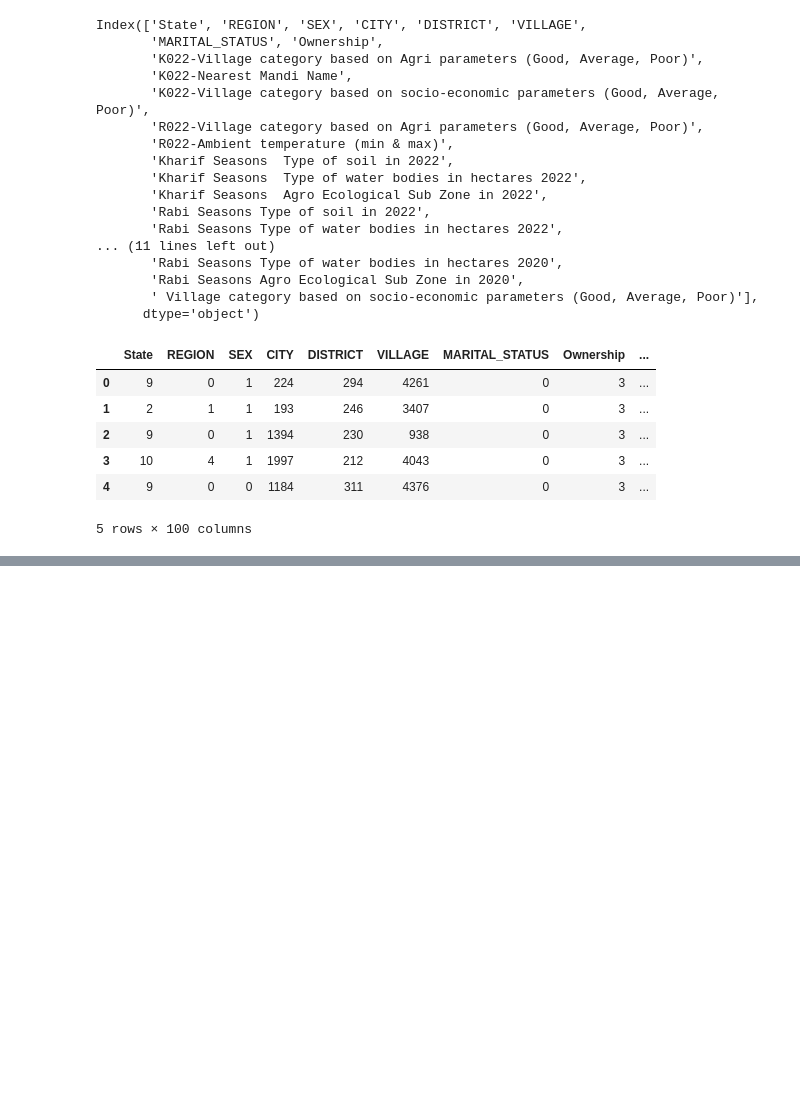
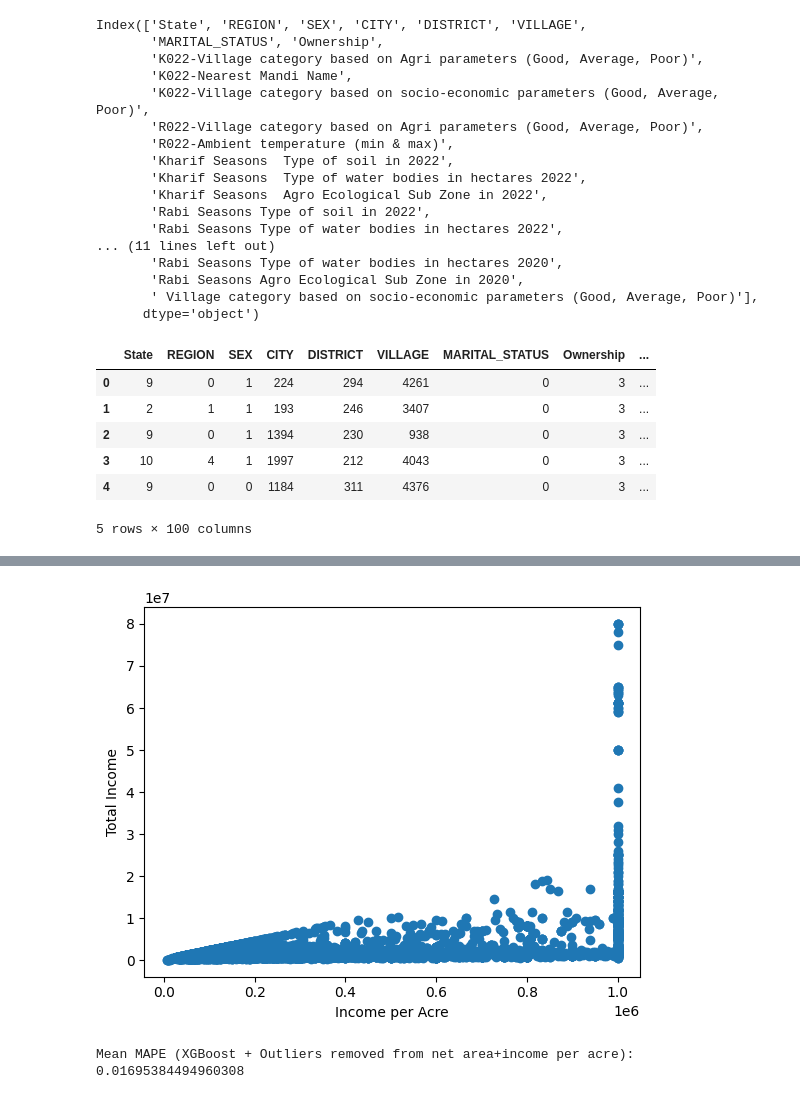
Before and after one commit to MauryaSamanta/farmer_income_prediction, a Jupyter notebook: eda.ipynb, the cells around one changed output, grey strips where cells are left out. Cells and saved outputs as stored; diff of their text form; code cells hidden in the pictures; blank space fills up the shorter version.

```diff
--- a/eda.ipynb
+++ b/eda.ipynb
@@ -136,0 +316,11 @@ Mean MAPE (after log transform): 0.2842127817361838
+# %%
+# Compute IQR bounds
+Q1 = df['K022-Net Agri area (% of total geog area)-'].quantile(0.25)
+Q3 = df['K022-Net Agri area (% of total geog area)-'].quantile(0.75)
+IQR = Q3 - Q1
+
+lower_bound = Q1 - 1.5 * IQR
+upper_bound = Q3 + 1.5 * IQR
+
+# Impute outliers
+df['K022-Net Agri area (% of total geog area)-'] = df['K022-Net Agri area (% of total geog area)-'].clip(lower=lower_bound, upper=upper_bound)
@@ -136,0 +391,47 @@ Mean MAPE (after log transform): 0.2842127817361838
+# %%
+import matplotlib.pyplot as plt
+
+df['income_per_acre'] = df['Target_Variable/Total Income'] / df['Total_Land_For_Agriculture'].replace(0, 1e-5)
+upper_cap = df['income_per_acre'].quantile(0.99)
+df['income_per_acre'] = np.where(df['income_per_acre'] > upper_cap, upper_cap, df['income_per_acre'])
+
+plt.scatter(df['income_per_acre'], df['Target_Variable/Total Income'])
+plt.xlabel("Income per Acre")
+plt.ylabel("Total Income")
+plt.show()
+# %% [output]
+[figure, added]
+# %%
+from sklearn.model_selection import KFold
+from sklearn.metrics import mean_absolute_percentage_error
+import numpy as np
+import xgboost as xgb
+
+kf = KFold(n_splits=5, shuffle=True, random_state=42)
+mape_scores = []
+X_top['income_per_acre'] = df['Target_Variable/Total Income'] / df['Total_Land_For_Agriculture'].replace(0, 1e-5)
+for train_index, test_index in kf.split(X_top):
+    X_train, X_test = X_top.iloc[train_index], X_top.iloc[test_index]
+    y_train, y_test = y.iloc[train_index], y.iloc[test_index]
+
+    # Apply log1p transform to y_train
+    y_train_log = np.log1p(y_train)
+
+    # Train XGBoost regressor
+    model = xgb.XGBRegressor(objective='reg:squarederror', random_state=42, n_jobs=-1)
+    model.fit(X_train, y_train_log)
+
+    # Predict and reverse log transform
+    y_pred_log = model.predict(X_test)
+    y_pred = np.expm1(y_pred_log)
+
+    # Avoid division by zero
+    y_test_safe = y_test.replace(0, 1e-5)
+
+    # Calculate MAPE
+    mape = mean_absolute_percentage_error(y_test_safe, y_pred)
+    mape_scores.append(mape)
+
+print("Mean MAPE (XGBoost + Outliers removed from net area+income per acre):", np.mean(mape_scores))
+# %% [output]
+Mean MAPE (XGBoost + Outliers removed from net area+income per acre): 0.01695384494960308
```
Also changed, not shown: parts of 25 cells of this notebook.
